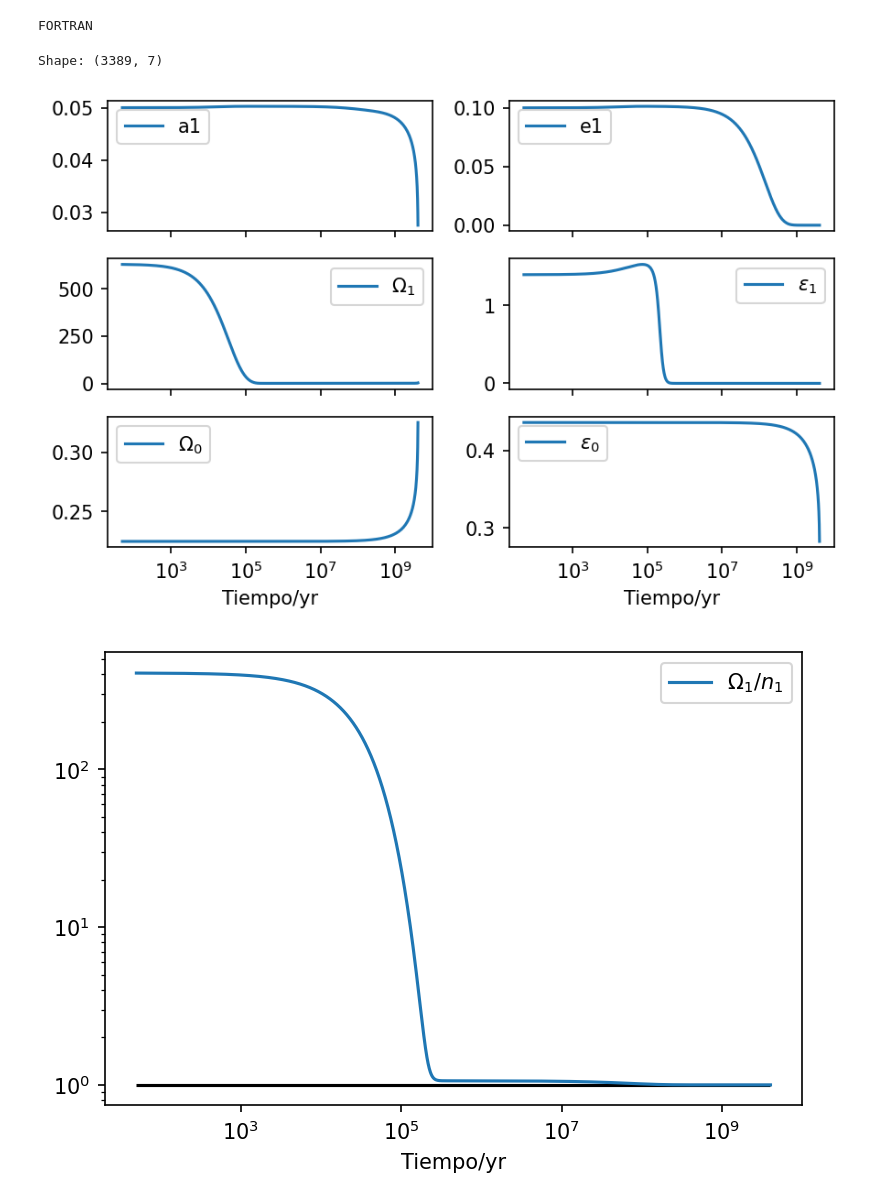
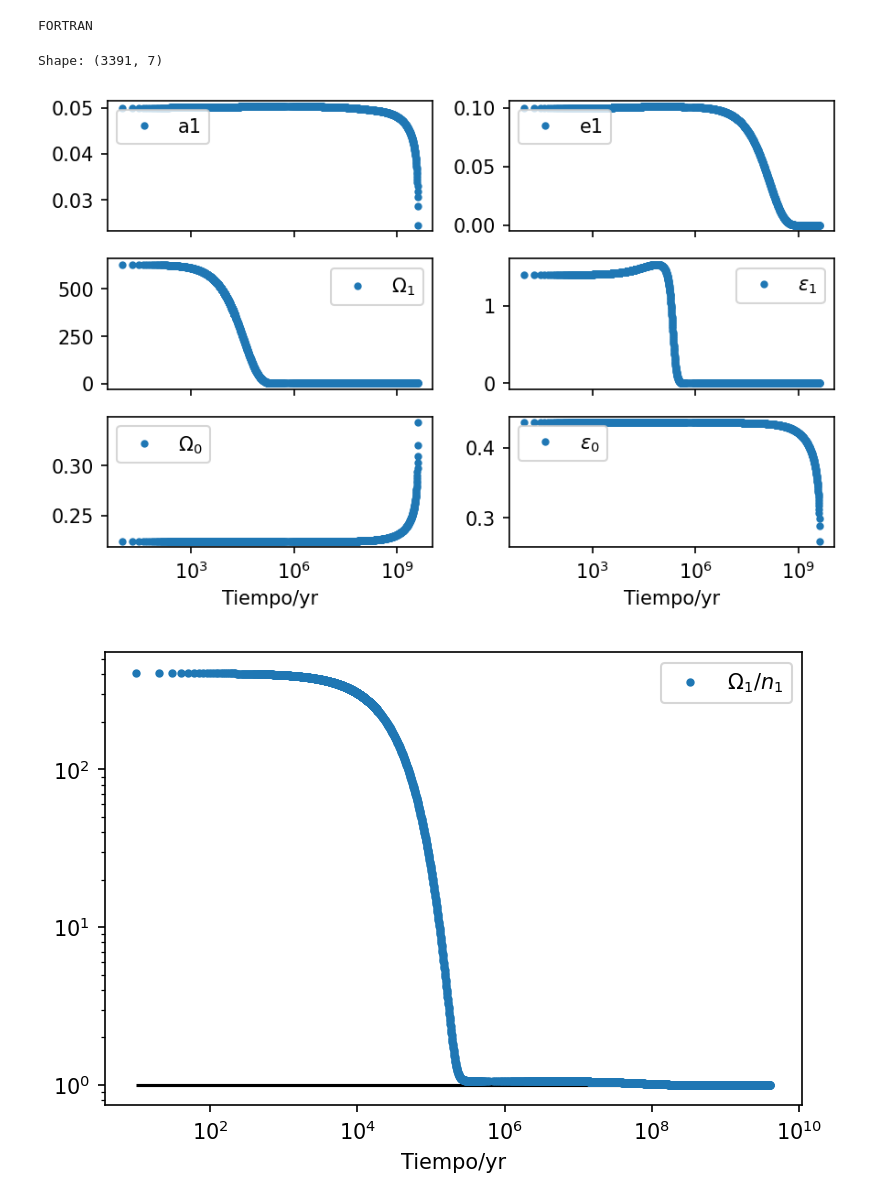
Before and after one commit to Gianuzzi/TidalEvolution, a Jupyter notebook: Fortran/Plot_salida.ipynb, the cells around one changed output. Cells and saved outputs as stored; diff of their text form; code cells hidden in the pictures.

```diff
--- a/Fortran/Plot_salida.ipynb
+++ b/Fortran/Plot_salida.ipynb
@@ -14,7 +14,7 @@ m1 = 1. * Mj
 def n (a):
     return np.sqrt(G * (m0 + m1) / a**3)
 
-name = "Salida3.txt"
+name = "Salida2.txt"
 
 try:
     data = np.genfromtxt(name)
@@ -26,7 +26,7 @@ except ValueError as err:
         raise ValueError (err)
 print("Shape:", data.shape)
 # %% [output]
-Shape: (3389, 7)
+Shape: (3391, 7)
 # %%
 a1 = data[:, 0]
 e1 = data[:, 1]
@@ -40,12 +40,12 @@ n1 = n(a1)
 # %%
 fig, axs = plt.subplots(3, 2, sharex=True, dpi=150)
 
-axs[0,0].plot(t, a1, '-', label='a1')
-axs[0,1].plot(t, e1, '-', label='e1')
-axs[1,0].plot(t, s1, '-', label='$\Omega_1$')
-axs[1,1].plot(t, o1, '-', label='$\epsilon_1$')
-axs[2,0].plot(t, s0, '-', label='$\Omega_0$')
-axs[2,1].plot(t, o0, '-', label='$\epsilon_0$')
+axs[0,0].plot(t, a1, '.', label='a1')
+axs[0,1].plot(t, e1, '.', label='e1')
+axs[1,0].plot(t, s1, '.', label='$\Omega_1$')
+axs[1,1].plot(t, o1, '.', label='$\epsilon_1$')
+axs[2,0].plot(t, s0, '.', label='$\Omega_0$')
+axs[2,1].plot(t, o0, '.', label='$\epsilon_0$')
 
 for ax in axs.flat:
     ax.semilogx()
@@ -57,17 +57,17 @@ for ax in axs.flat[-2:]:
 fig.tight_layout()
 plt.show()
 # %% [output]
-[figure, old version]
+[figure, new version]
 # %%
 plt.figure(dpi=150)
-plt.plot(t, s1 / n1, '-', label='$\Omega_1/n_1$')
+plt.plot(t, s1 / n1, '.', label='$\Omega_1/n_1$')
 plt.hlines(1, t[0], t[-1], 'k')
 plt.semilogx()
 plt.semilogy()
 plt.xlabel("Tiempo/yr")
 plt.legend()
 plt.show()
 # %% [output]
-[figure, old version]
+[figure, new version]
 # %%
 plt.figure(dpi=150)
```
Also changed, not shown: parts of 1 cell of this notebook, 8 other files.
